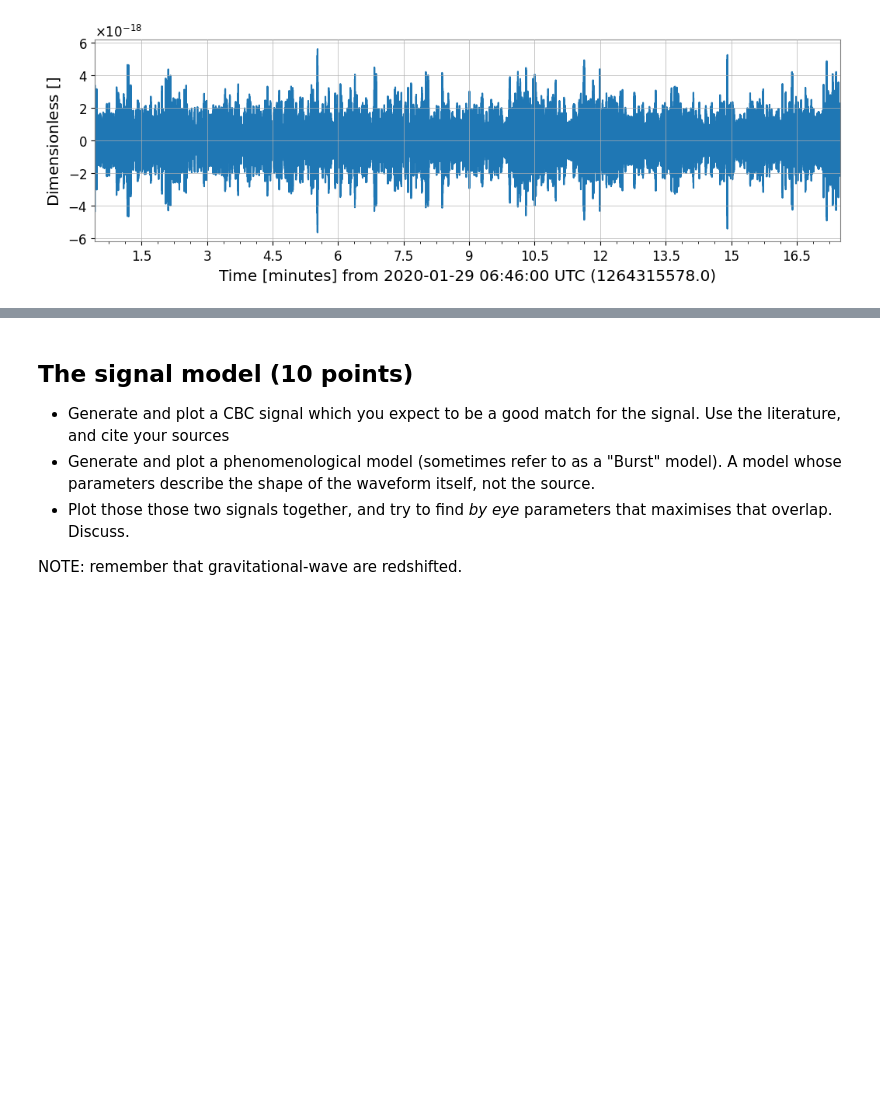
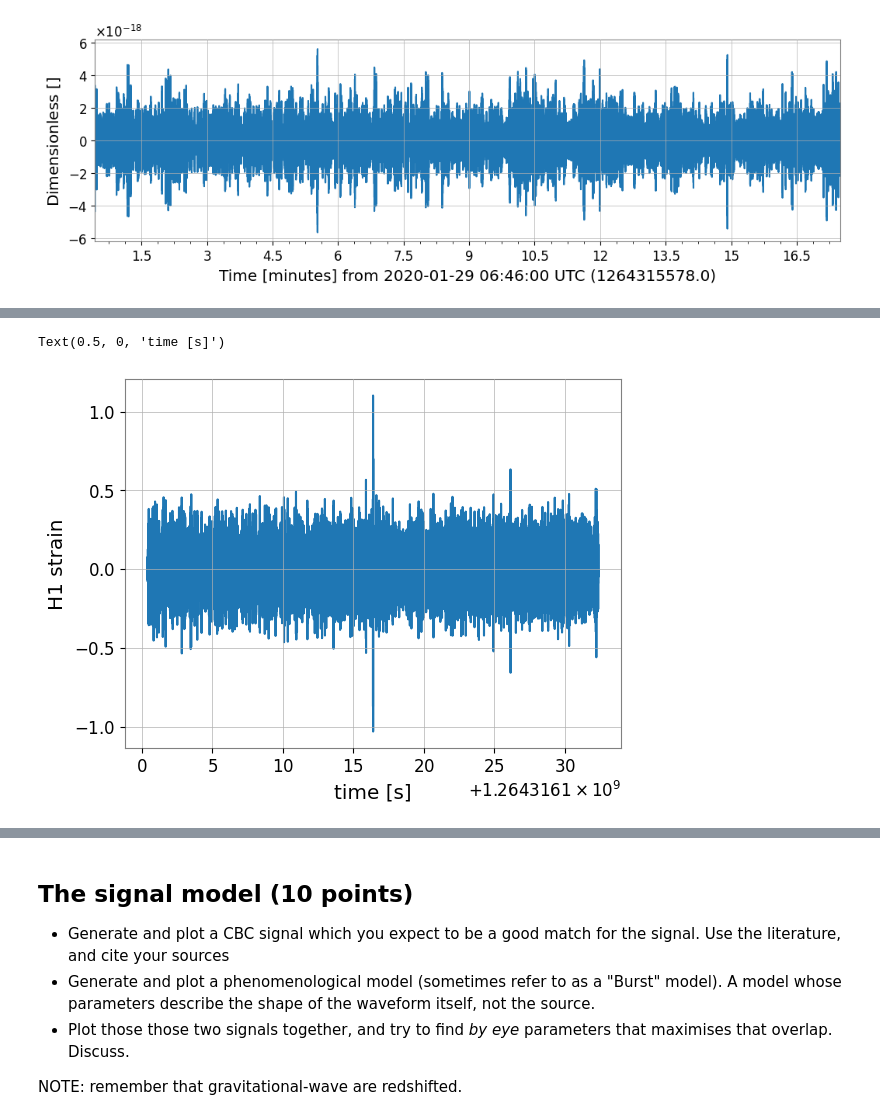
Before and after one commit to hjornskar-ctrl/dim-clem, a Jupyter notebook: final_project.ipynb, the cells around one changed output, grey strips where cells are left out. Drawn from its saved outputs; the diff is of its cells as text; code cells hidden in the pictures; blank space fills up the shorter version.

```diff
--- a/final_project.ipynb
+++ b/final_project.ipynb
@@ -85,0 +114,11 @@ a1.set_xlim(10,1024);
+# %%
+# Badpassing the whitened strain with specific values are defined in the detection paper (will look up lol)
+strain_bp=strain_white.bandpass(60.,120.)
+# %%
+plt.plot(strain_bp)
+#plt.xlim(gps+0.15,gps-0.05)
+plt.ylabel('H1 strain')
+plt.xlabel('time [s]')
+# %% [output]
+Text(0.5, 0, 'time [s]')
+[figure, added]
```
Also changed, not shown: parts of 18 cells of this notebook.
